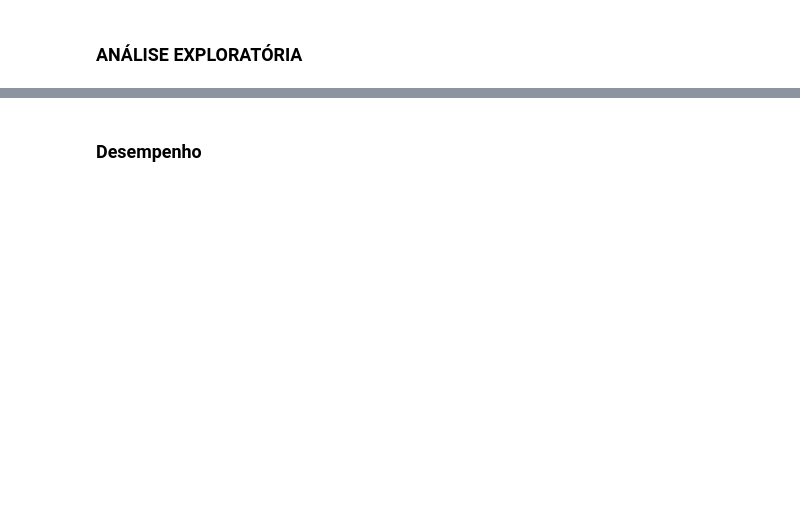
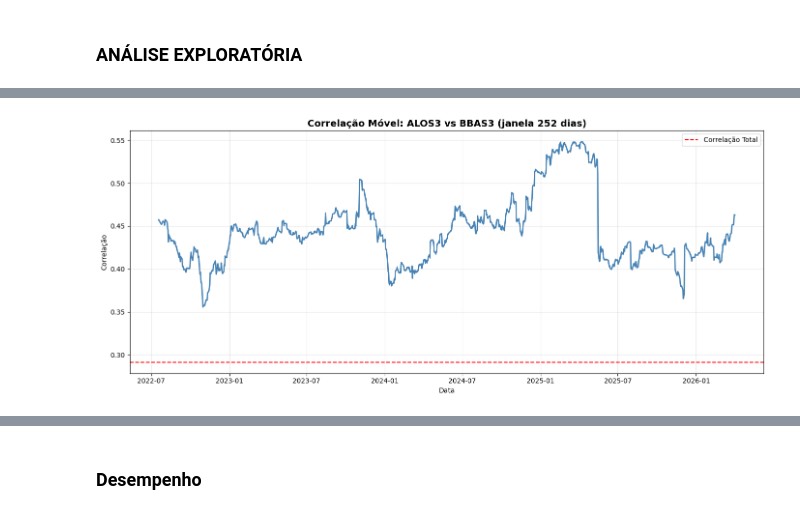
Before and after one commit to Lucasbarbsz/Analise-de-a-es, a Jupyter notebook: Analise_acoes.ipynb, the cells around one changed output, grey strips where cells are left out. Saved outputs shown, nothing was run; the diff lists cells and outputs as text; code cells hidden in the pictures; blank space fills up the shorter version.

```diff
--- a/Analise_acoes.ipynb
+++ b/Analise_acoes.ipynb
@@ -67,0 +80,16 @@ plt.show()
+# %%
+# Gerar retornos diários para análises intraanuais
+retornos_diarios = dados.pct_change().dropna()
+
+# Análise de Distribuição dos Retornos
+skewness = retornos_anuais.skew()
+kurtosis = retornos_anuais.kurtosis()
+
+dist_analysis = pd.DataFrame({
+    'Assimetria (Skewness)': skewness,
+    'Curtose (Kurtosis)': kurtosis
+})
+display(dist_analysis)
+
+# Skewness < 0: cauda esquerda (mais perdas extremas) | > 0: cauda direita (mais ganhos extremos)
+# Kurtosis > 3: caudas pesadas (mais eventos extremos que normal) | < 3: caudas leves
@@ -67,0 +107,23 @@ plt.show()
+# %%
+# Rolling Correlation - Correlação ao longo do tempo
+# Mostra como as correlações entre ativos mudam ao longo do período
+rolling_corr = retornos_diarios[retornos_diarios.columns[:-1]].rolling(window=252).corr()
+
+# Extrair correlação ALOS3 vs BBAS3 ao longo do tempo (exemplo)
+if 'ALOS3.SA' in retornos_diarios.columns and 'BBAS3.SA' in retornos_diarios.columns:
+    alos_bbas_corr = rolling_corr.unstack()['ALOS3.SA']['BBAS3.SA']
+
+    plt.figure(figsize=(14, 6))
+    plt.plot(alos_bbas_corr.index, alos_bbas_corr.values, linewidth=2, color='steelblue')
+    plt.axhline(y=correlacao.loc['ALOS3.SA', 'BBAS3.SA'], color='red', linestyle='--', label='Correlação Total')
+    plt.title('Correlação Móvel: ALOS3 vs BBAS3 (janela 252 dias)', fontsize=14, fontweight='bold')
+    plt.ylabel('Correlação')
+    plt.xlabel('Data')
+    plt.legend()
+    plt.grid(True, alpha=0.3)
+    plt.tight_layout()
+    plt.show()
+
+# Correlações aumentam em crises (flight to quality) e diminuem em períodos normais
+# %% [output]
+[figure, added]
```
Also changed, not shown: parts of 24 cells of this notebook.
